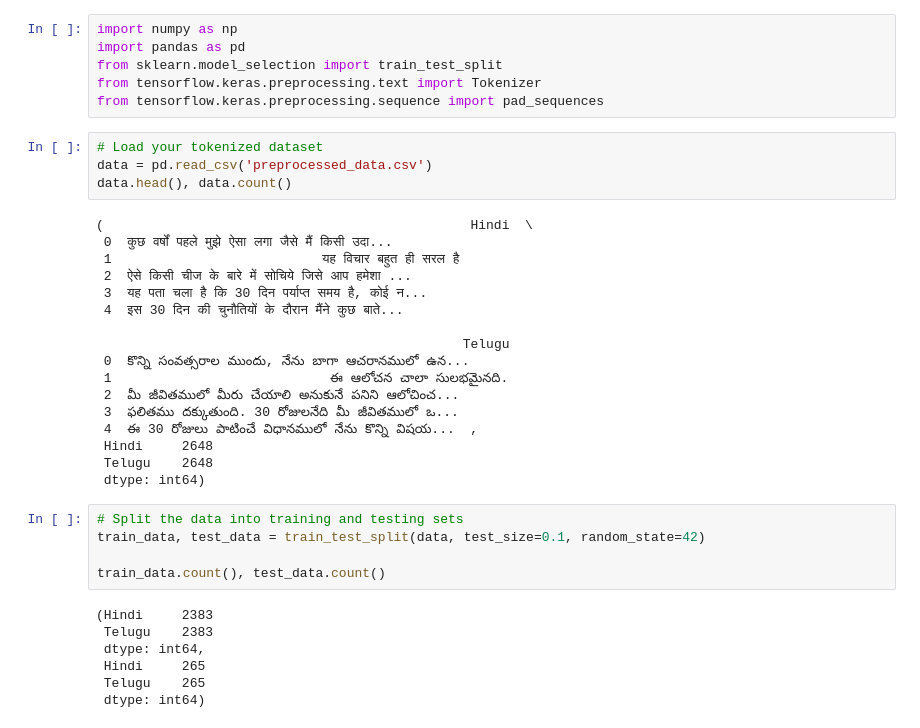
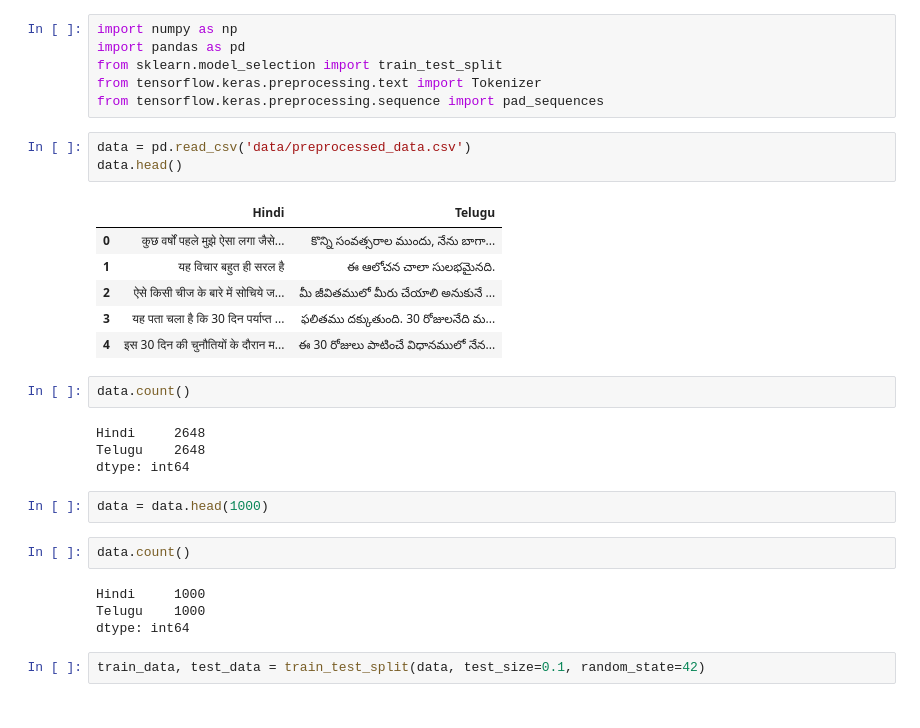
Before and after one commit to bhavinpatil/Regional-Language-Translator, a Jupyter notebook: model-1/modeltraining-2.ipynb, the cells around one changed output. Drawn from its saved outputs; the diff is of its cells as text.

Commit message:
Trained Model - 2
Successfully trained Second Seq2Seq model on 1000 rows of preprocessed dataset and evaluated it's accuracy and test loss

```diff
--- a/model-1/modeltraining-2.ipynb
+++ b/model-1/modeltraining-2.ipynb
@@ -5,35 +5,28 @@ from sklearn.model_selection import train_test_split
 from tensorflow.keras.preprocessing.text import Tokenizer
 from tensorflow.keras.preprocessing.sequence import pad_sequences
 # %%
-# Load your tokenized dataset
-data = pd.read_csv('preprocessed_data.csv')
-data.head(), data.count()
+data = pd.read_csv('data/preprocessed_data.csv')
+data.head()
 # %% [output]
-(                                               Hindi  \
- 0  कुछ वर्षों पहले मुझे ऐसा लगा जैसे मैं किसी उदा...
- 1                           यह विचार बहुत ही सरल है
- 2  ऐसे किसी चीज के बारे में सोचिये जिसे आप हमेशा ...
- 3  यह पता चला है कि 30 दिन पर्याप्त समय है, कोई न...
- 4  इस 30 दिन की चुनौतियों के दौरान मैंने कुछ बाते...
-
-                                               Telugu
- 0  కొన్ని సంవత్సరాల ముందు, నేను బాగా ఆచరానములో ఉన...
- 1                            ఈ ఆలోచన చాలా సులభమైనది.
- 2  మీ జీవితములో మీరు చేయాలి అనుకునే పనిని ఆలోచించ...
- 3  ఫలితము దక్కుతుంది. 30 రోజులనేది మీ జీవితములో ఒ...
- 4  ఈ 30 రోజులు పాటించే విధానములో నేను కొన్ని విషయ...  ,
- Hindi     2648
- Telugu    2648
- dtype: int64)
+|  | Hindi | Telugu |
+| 0 | कुछ वर्षों पहले मुझे ऐसा लगा जैसे... | కొన్ని సంవత్సరాల ముందు, నేను బాగా... |
+| 1 | यह विचार बहुत ही सरल है | ఈ ఆలోచన చాలా సులభమైనది. |
+| 2 | ऐसे किसी चीज के बारे में सोचिये ज... | మీ జీవితములో మీరు చేయాలి అనుకునే ... |
+| 3 | यह पता चला है कि 30 दिन पर्याप्त ... | ఫలితము దక్కుతుంది. 30 రోజులనేది మ... |
+| 4 | इस 30 दिन की चुनौतियों के दौरान म... | ఈ 30 రోజులు పాటించే విధానములో నేన... |
+# %%
+data.count()
+# %% [output]
+Hindi     2648
+Telugu    2648
+dtype: int64
+# %%
+data = data.head(1000)
+# %%
+data.count()
+# %% [output]
+Hindi     1000
+Telugu    1000
+dtype: int64
 # %%
-# Split the data into training and testing sets
 train_data, test_data = train_test_split(data, test_size=0.1, random_state=42)
-
-train_data.count(), test_data.count()
-# %% [output]
-(Hindi     2383
- Telugu    2383
- dtype: int64,
- Hindi     265
- Telugu    265
- dtype: int64)
```
Also changed, not shown: parts of 23 cells of this notebook, 3 other files.
